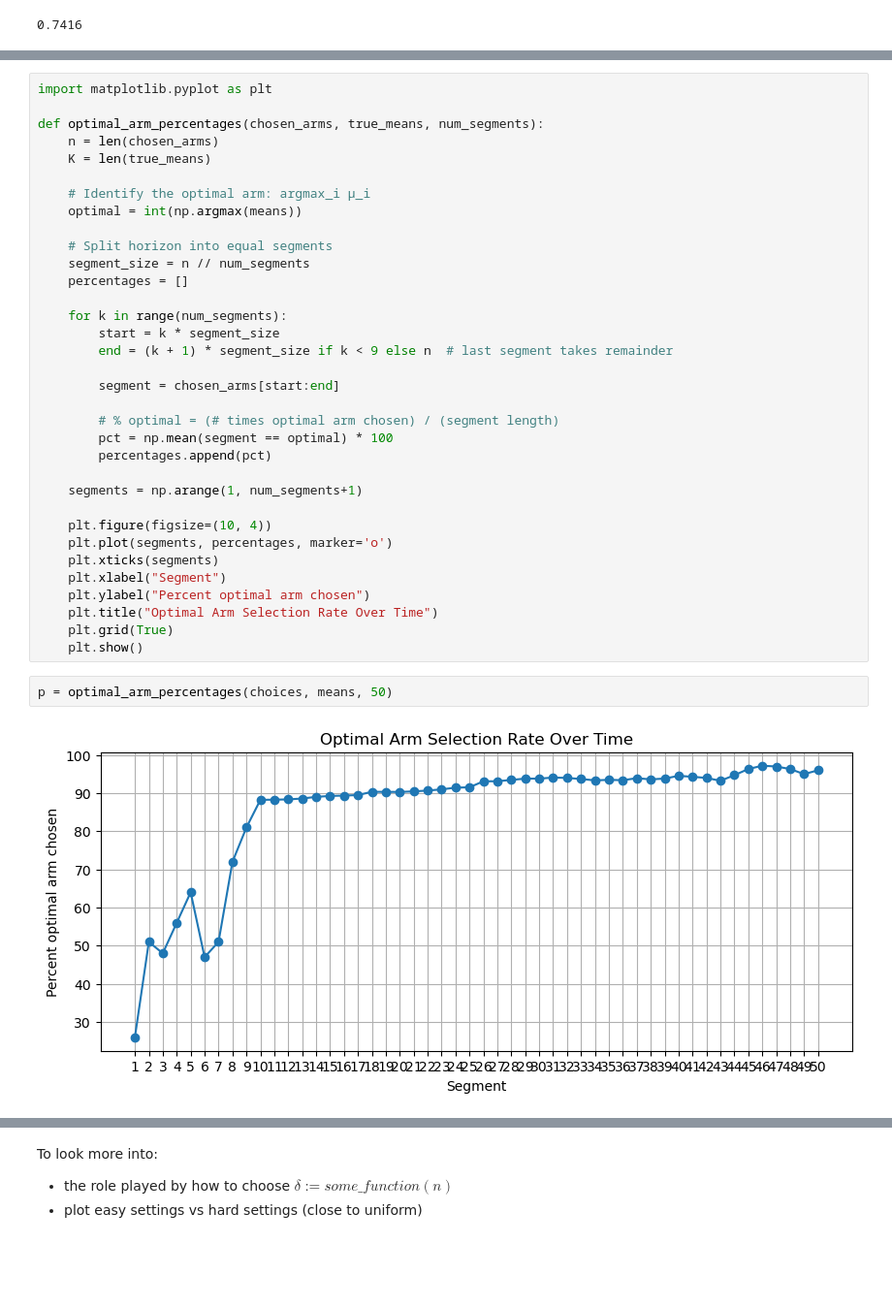
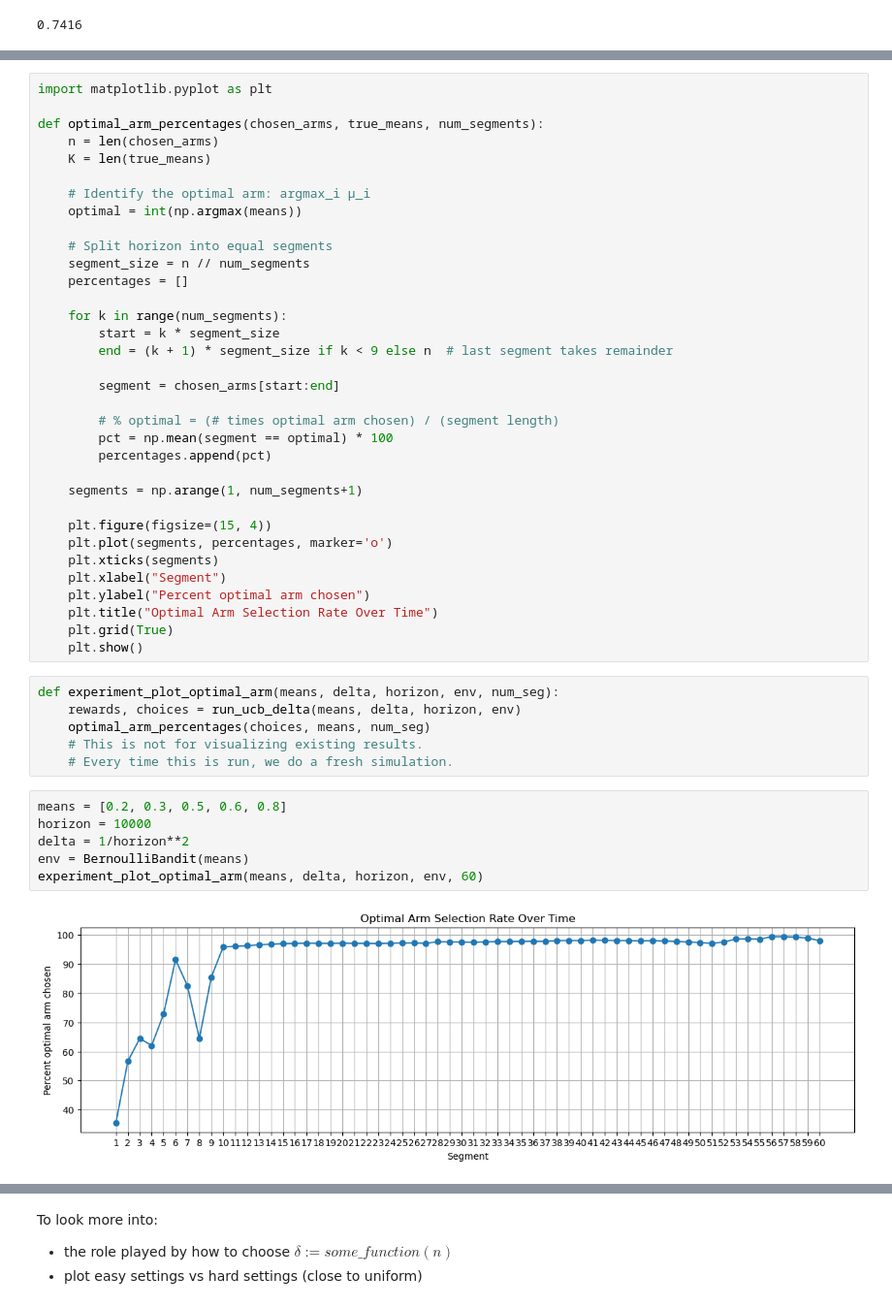
Before and after one commit to sun-ruiheng/MA4198, a Jupyter notebook: ucb.ipynb, the cells around one changed output, grey strips where cells are left out. Shown at 97% size. Drawn from its saved outputs; the diff is of its cells as text; blank space fills up the shorter version.

```diff
--- a/ucb.ipynb
+++ b/ucb.ipynb
@@ -162,7 +185,7 @@ def optimal_arm_percentages(chosen_arms, true_means, num_segments):
 
     segments = np.arange(1, num_segments+1)
 
-    plt.figure(figsize=(10, 4))
+    plt.figure(figsize=(15, 4))
     plt.plot(segments, percentages, marker='o')
     plt.xticks(segments)
     plt.xlabel("Segment")
@@ -170,7 +193,17 @@ def optimal_arm_percentages(chosen_arms, true_means, num_segments):
     plt.title("Optimal Arm Selection Rate Over Time")
     plt.grid(True)
     plt.show()
-# %%
-p = optimal_arm_percentages(choices, means, 50)
-# %% [output]
-[figure, removed]
+# %%
+def experiment_plot_optimal_arm(means, delta, horizon, env, num_seg):
+    rewards, choices = run_ucb_delta(means, delta, horizon, env)
+    optimal_arm_percentages(choices, means, num_seg)
+    # This is not for visualizing existing results.
+    # Every time this is run, we do a fresh simulation.
+# %%
+means = [0.2, 0.3, 0.5, 0.6, 0.8]
+horizon = 10000
+delta = 1/horizon**2
+env = BernoulliBandit(means)
+experiment_plot_optimal_arm(means, delta, horizon, env, 60)
+# %% [output]
+[figure, added]
```
Also changed, not shown: parts of 17 cells of this notebook.
